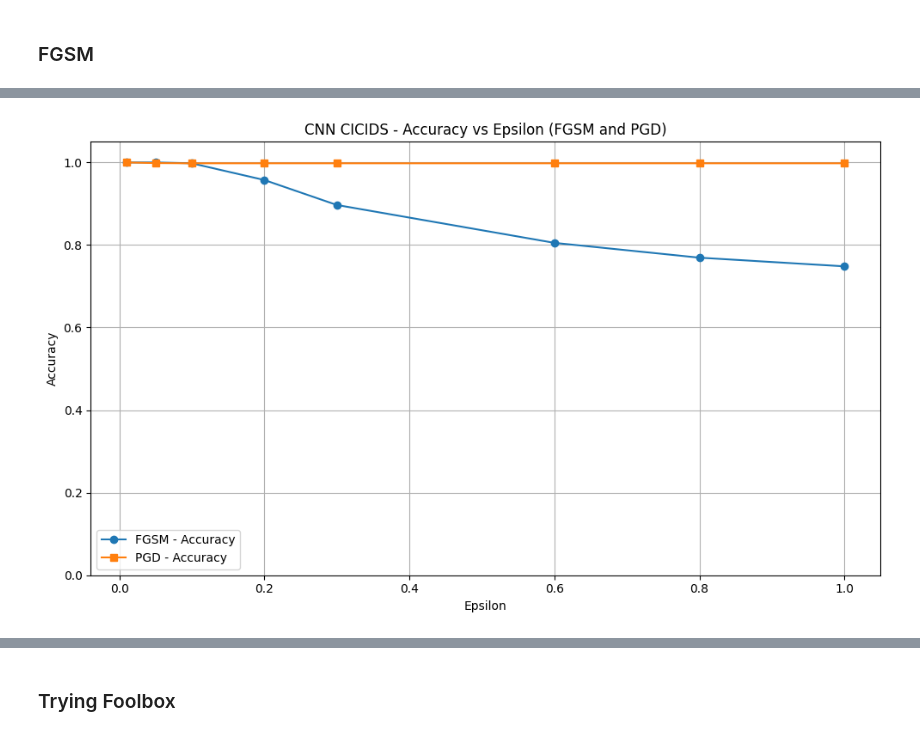
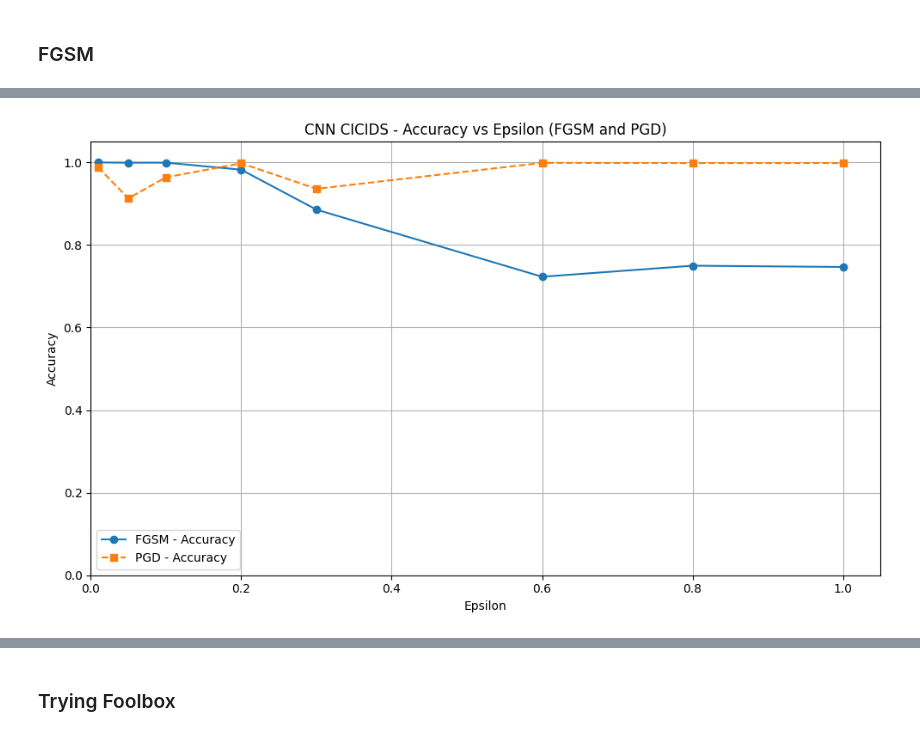
Before and after one commit to WaltZOO/DL-Attacks_SDN-IoT, a Jupyter notebook: notebooks/attacks/CICIDS_attacks.ipynb, the cells around one changed output, grey strips where cells are left out. Saved outputs shown, nothing was run; the diff lists cells and outputs as text; code cells hidden in the pictures.

Commit message:
MinMaxScaling on preprocessing + adding 1st attack results graphs

```diff
--- a/notebooks/attacks/CICIDS_attacks.ipynb
+++ b/notebooks/attacks/CICIDS_attacks.ipynb
@@ -118,0 +103,18 @@ PGD Time: 71.15 sec
+# %%
+# ProjectedGradientDescent predictions
+pgd_acc, pgd_prec, pgd_rec, pgd_f1 = [], [], [], []
+start = time.time()
+for i in range(len(epsilons)):
+    attack_pgd = ProjectedGradientDescent(estimator=classifier, eps=epsilons[i], verbose=False)
+    adv_pgd = attack_pgd.generate(x=X_correct, y=Y_correct)
+    preds_adv_pgd = classifier.predict(adv_pgd)
+    labels_adv_pgd = (preds_adv_pgd > 0.5).astype(int).flatten()
+    (acc, prec, rec, f1) = evaluate(Y_correct, labels_adv_pgd, f"PGD Attack - intenisty: {epsilons[i]*100}%")
+    pgd_acc.append(acc)
+    pgd_prec.append(prec)
+    pgd_rec.append(rec)
+    pgd_f1.append(f1)
+    if i == 1.0 :
+        pgd_fpr, pgd_tpr, pgd_thresholds = roc_curve(Y_correct, labels_adv_pgd)
+        pgd_roc_auc = auc(pgd_fpr, pgd_tpr)
+print(f"PGD Time: {time.time() - start:.2f} sec\n")
@@ -119,16 +141,73 @@ PGD Time: 71.15 sec
 # %%
 import matplotlib.pyplot as plt
 
 plt.figure(figsize=(10, 6))
-plt.plot(epsilons, fgsm_acc, label='FGSM - Accuracy', marker='o')
-plt.plot(epsilons, pgd_acc, label='PGD - Accuracy', marker='s')
+plt.plot(epsilons, fgsm_acc, label='FGSM - Accuracy', marker='o', linestyle='-', color='tab:blue')
+plt.plot(epsilons, pgd_acc, label='PGD - Accuracy', marker='s', linestyle='--', color='tab:orange')
 plt.xlabel('Epsilon')
 plt.ylabel('Accuracy')
 plt.title('CNN CICIDS - Accuracy vs Epsilon (FGSM and PGD)')
+plt.xlim(left=0.0)
 plt.ylim(0, 1.05)
 plt.legend()
 plt.grid(True)
 plt.tight_layout()
+plt.savefig('../../results/attack/CICIDS_accuracy_CNN.png', dpi=1000)
 plt.show()
+
+plt.figure(figsize=(10, 6))
+plt.plot(epsilons, fgsm_prec, label='FGSM - Precision', marker='o', linestyle='-', color='tab:blue')
+plt.plot(epsilons, pgd_prec, label='PGD - Precision', marker='s', linestyle='--', color='tab:orange')
+plt.xlabel('Epsilon')
+plt.ylabel('Precision')
+plt.title('CNN CICIDS - Precision vs Epsilon (FGSM and PGD)')
+plt.xlim(left=0.0)
+plt.ylim(0, 1.05)
+plt.legend()
+plt.grid(True)
+plt.tight_layout()
+plt.savefig('../../results/attack/CICIDS_precision_CNN.png', dpi=1000)
+plt.show()
+
+plt.figure(figsize=(10, 6))
+plt.plot(epsilons, fgsm_rec, label='FGSM - Recall', marker='o', linestyle='-', color='tab:blue')
+plt.plot(epsilons, pgd_rec, label='PGD - Recall', marker='s', linestyle='--', color='tab:orange')
+plt.xlabel('Epsilon')
+plt.ylabel('Recall')
+plt.title('CNN CICIDS - Recall vs Epsilon (FGSM and PGD)')
+plt.xlim(left=0.0)
+plt.ylim(0, 1.05)
+plt.legend()
+plt.grid(True)
+plt.tight_layout()
+plt.savefig('../../results/attack/CICIDS_recall_CNN.png', dpi=1000)
+plt.show()
+
+plt.figure(figsize=(10, 6))
+plt.plot(epsilons, fgsm_f1, label='FGSM - F1-score', marker='o', linestyle='-', color='tab:blue')
+plt.plot(epsilons, pgd_f1, label='PGD - F1-score', marker='s', linestyle='--', color='tab:orange')
+plt.xlabel('Epsilon')
+plt.ylabel('F1-score')
+plt.title('CNN CICIDS - F1-score vs Epsilon (FGSM and PGD)')
+plt.xlim(left=0.0)
+plt.ylim(0, 1.05)
+plt.legend()
+plt.grid(True)
+plt.tight_layout()
+plt.savefig('../../results/attack/CICIDS_f1_score_CNN.png', dpi=1000)
+plt.show()
+
+plt.figure(figsize=(8, 6))
+plt.plot(fgsm_fpr, fgsm_tpr, label=f'FGSM (AUC = {fgsm_roc_auc:.4f})', color='tab:blue')
+plt.plot(pgd_fpr, pgd_tpr, label=f'PGD (AUC = {pgd_roc_auc:.4f})', color='tab:orange')
+plt.plot([0, 1], [0, 1], linestyle='--', color='gray')
+plt.xlabel('False Positive Rate')
+plt.ylabel('True Positive Rate')
+plt.title('CICIDS ROC Curve - Attack (epsilon=1.0)')
+plt.legend(loc='lower right')
+plt.grid(True)
+plt.tight_layout()
+plt.savefig('../../results/attack/CICIDS_ROC_CNN_eps1.0.png', dpi=1000)
+plt.show()
 # %% [output]
-[figure, old version]
+[figure, new version]
```
Also changed, not shown: parts of 11 cells of this notebook, 44 other files.
